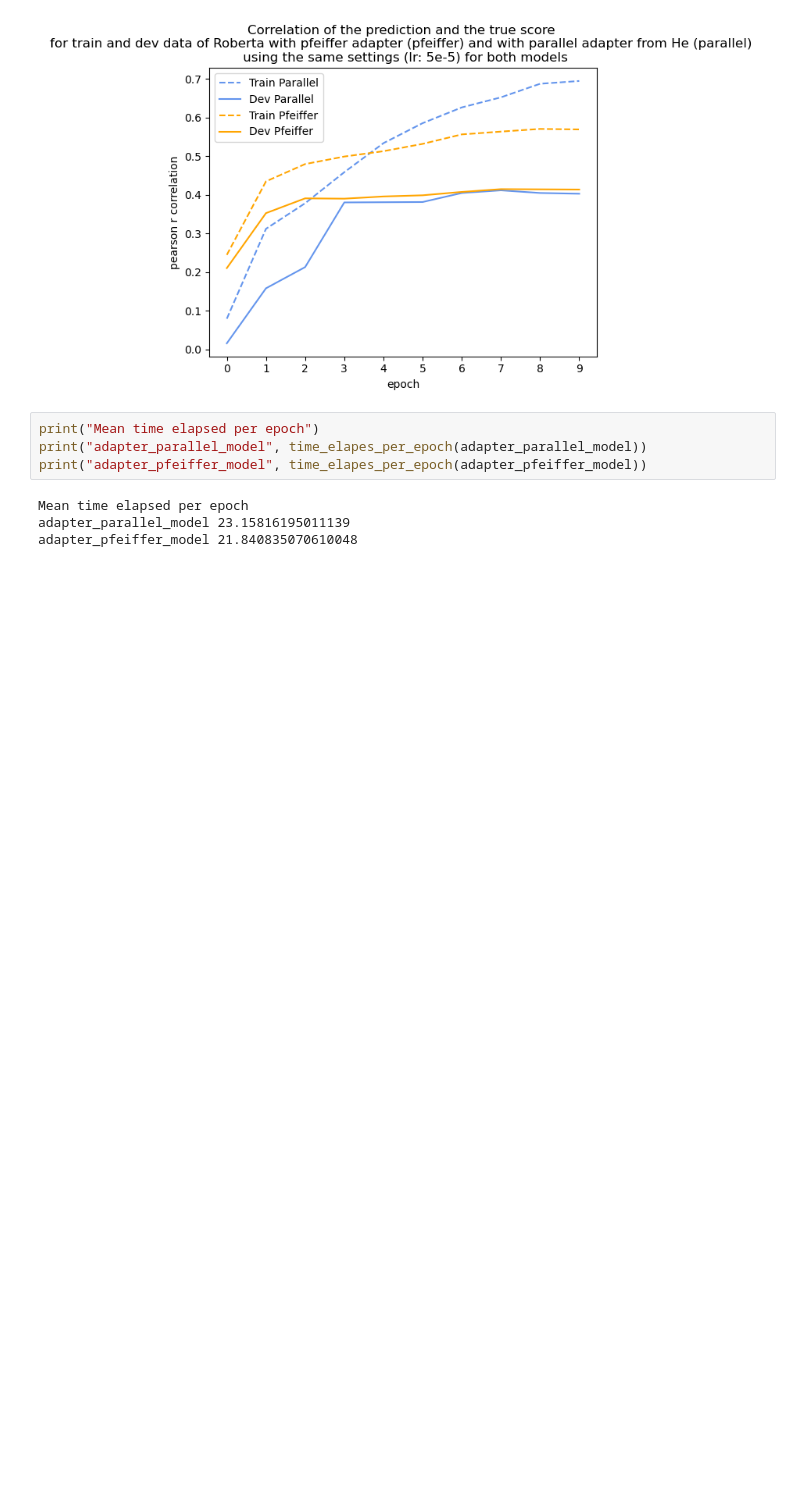
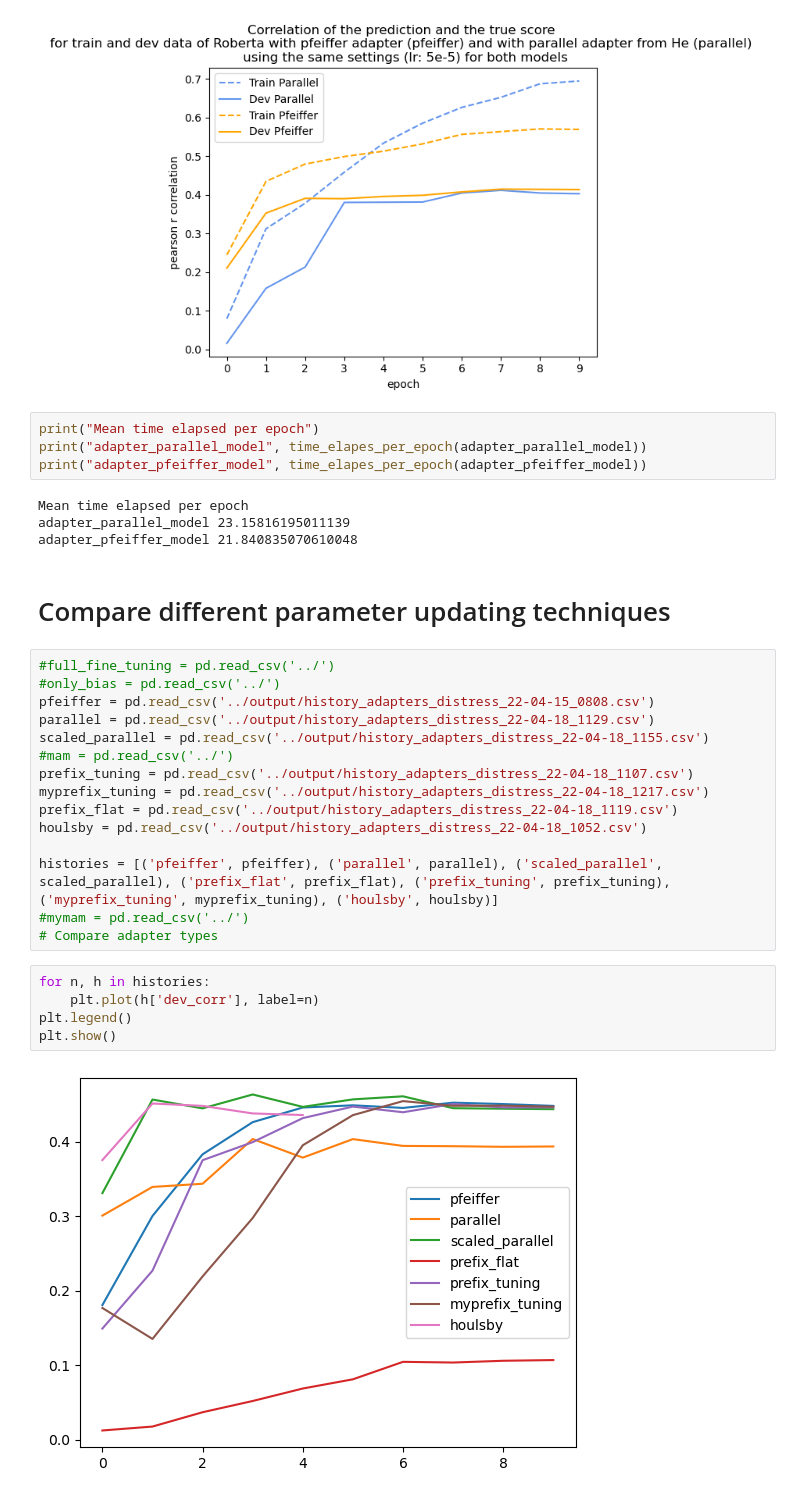
Before and after one commit to myrazma/2022_Masterthesis_Code, a Jupyter notebook: analysis/model_analysis.ipynb, the cells around one changed output. Drawn from its saved outputs; the diff is of its cells as text; blank space fills up the shorter version.

Commit message:
Add model anaylsis plot for efficient parameter tuning

```diff
--- a/analysis/model_analysis.ipynb
+++ b/analysis/model_analysis.ipynb
@@ -161,3 +161,27 @@ print("adapter_pfeiffer_model", time_elapes_per_epoch(adapter_pfeiffer_model))
 Mean time elapsed per epoch
 adapter_parallel_model 23.15816195011139
 adapter_pfeiffer_model 21.840835070610048
+# %% [markdown]
+# Compare different parameter updating techniques
+# %%
+#full_fine_tuning = pd.read_csv('../')
+#only_bias = pd.read_csv('../')
+pfeiffer = pd.read_csv('../output/history_adapters_distress_22-04-15_0808.csv')
+parallel = pd.read_csv('../output/history_adapters_distress_22-04-18_1129.csv')
+scaled_parallel = pd.read_csv('../output/history_adapters_distress_22-04-18_1155.csv')
+#mam = pd.read_csv('../')
+prefix_tuning = pd.read_csv('../output/history_adapters_distress_22-04-18_1107.csv')
+myprefix_tuning = pd.read_csv('../output/history_adapters_distress_22-04-18_1217.csv')
+prefix_flat = pd.read_csv('../output/history_adapters_distress_22-04-18_1119.csv')
+houlsby = pd.read_csv('../output/history_adapters_distress_22-04-18_1052.csv')
+
+histories = [('pfeiffer', pfeiffer), ('parallel', parallel), ('scaled_parallel', scaled_parallel), ('prefix_flat', prefix_flat), ('prefix_tuning', prefix_tuning), ('myprefix_tuning', myprefix_tuning), ('houlsby', houlsby)]
+#mymam = pd.read_csv('../')
+# Compare adapter types
+# %%
+for n, h in histories:
+    plt.plot(h['dev_corr'], label=n)
+plt.legend()
+plt.show()
+# %% [output]
+[figure, added]
```
Also changed, not shown: 2 other files.
